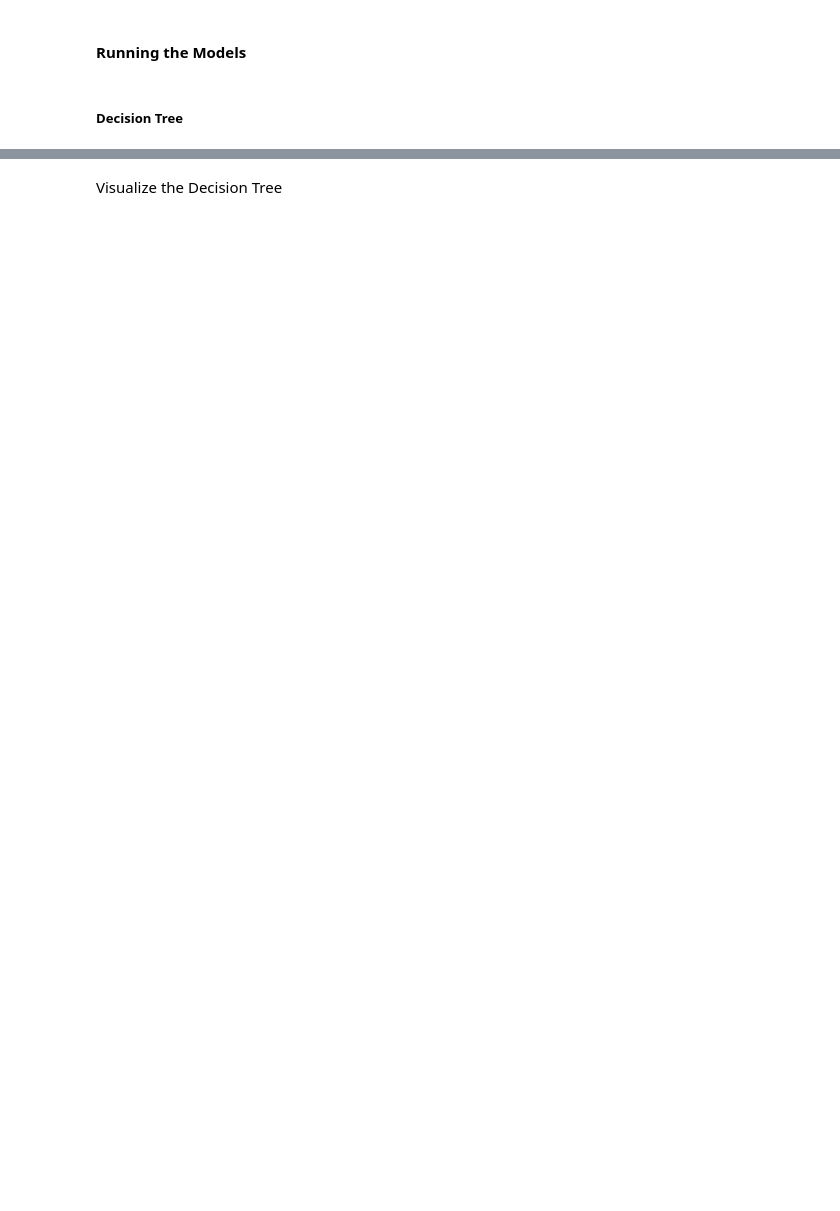
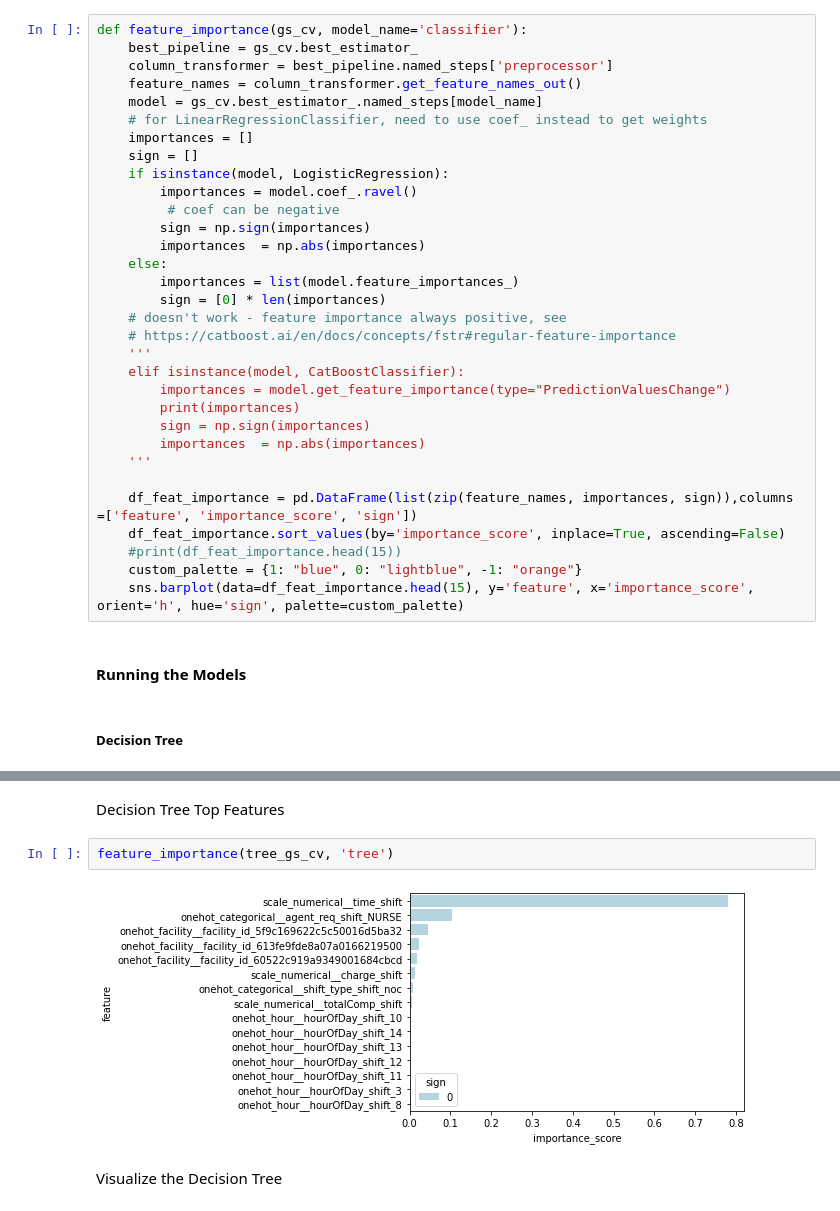
Before and after one commit to inaug22/capstone2, a Jupyter notebook: notebooks/HCP_shifts_preprocess.ipynb, the cells around one changed output, grey strips where cells are left out. Drawn from its saved outputs; the diff is of its cells as text; blank space fills up the shorter version.

```diff
--- a/notebooks/HCP_shifts_preprocess.ipynb
+++ b/notebooks/HCP_shifts_preprocess.ipynb
@@ -275,3 +355,35 @@ def model_eval(gs_cv):
+# %%
+def feature_importance(gs_cv, model_name='classifier'):
+    best_pipeline = gs_cv.best_estimator_
+    column_transformer = best_pipeline.named_steps['preprocessor']
+    feature_names = column_transformer.get_feature_names_out()
+    model = gs_cv.best_estimator_.named_steps[model_name]
+    # for LinearRegressionClassifier, need to use coef_ instead to get weights
+    importances = []
+    sign = []
+    if isinstance(model, LogisticRegression):
+        importances = model.coef_.ravel()
+         # coef can be negative
+        sign = np.sign(importances)
+        importances  = np.abs(importances)
+    else:
+        importances = list(model.feature_importances_)
+        sign = [0] * len(importances)
+    # doesn't work - feature importance always positive, see
+    # https://catboost.ai/en/docs/concepts/fstr#regular-feature-importance
+    '''
+    elif isinstance(model, CatBoostClassifier):
+        importances = model.get_feature_importance(type="PredictionValuesChange")
+        print(importances)
+        sign = np.sign(importances)
+        importances  = np.abs(importances)
+    '''
+
+    df_feat_importance = pd.DataFrame(list(zip(feature_names, importances, sign)),columns =['feature', 'importance_score', 'sign'])
+    df_feat_importance.sort_values(by='importance_score', inplace=True, ascending=False)
+    #print(df_feat_importance.head(15))
+    custom_palette = {1: "blue", 0: "lightblue", -1: "orange"}
+    sns.barplot(data=df_feat_importance.head(15), y='feature', x='importance_score', orient='h', hue='sign', palette=custom_palette)
 # %% [markdown]
 #### Running the Models
 # %% [markdown]
@@ -291,3 +409,9 @@ Test F1 Score: 0.3612903225806452
+# %% [markdown]
+Decision Tree Top Features
+# %%
+feature_importance(tree_gs_cv, 'tree')
+# %% [output]
+[figure, added]
 # %% [markdown]
 Visualize the Decision Tree
 # %%
```
Also changed, not shown: parts of 59 cells of this notebook.
